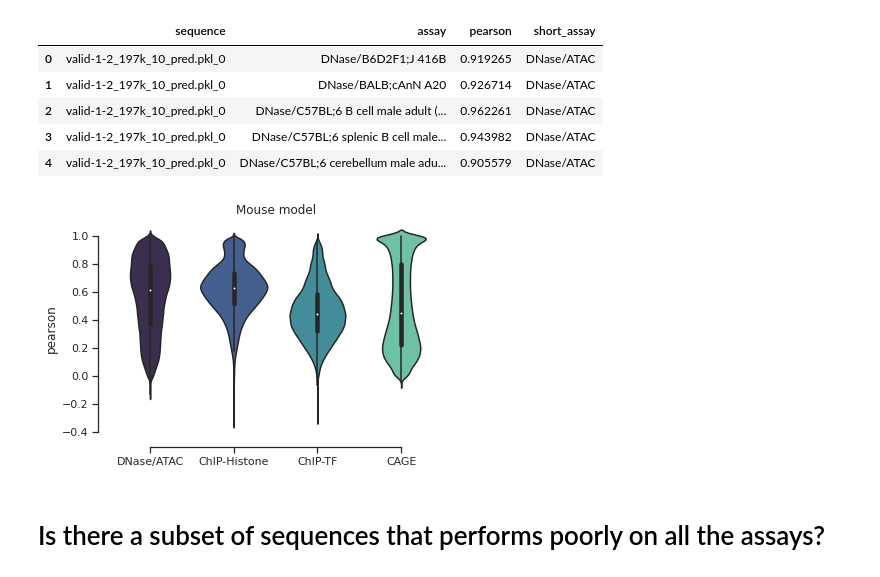
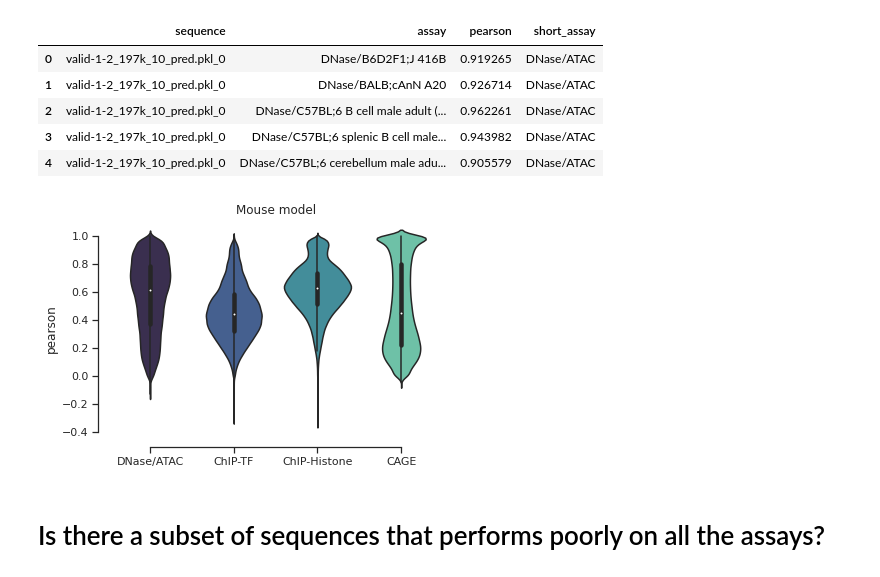
Before and after one commit to luisas/FED, a Jupyter notebook: src/01_enformer/notebooks/03_enformer_eval.ipynb, the cells around one changed output. Drawn from its saved outputs; the diff is of its cells as text; code cells hidden in the pictures.

```diff
--- a/src/01_enformer/notebooks/03_enformer_eval.ipynb
+++ b/src/01_enformer/notebooks/03_enformer_eval.ipynb
@@ -67,13 +67,14 @@ mouse_mouse_evaluation.head()
 # %%
 sns.set_theme(style="ticks", palette="pastel")
 # Load the example tips dataset
-p1 = sns.violinplot(x="short_assay", y="pearson",  palette="mako", data=mouse_mouse_evaluation)
+p1 = sns.violinplot(x="short_assay", y="pearson",  palette="mako", data=mouse_mouse_evaluation,
+                   order=[ "DNase/ATAC",  "ChIP-TF", "ChIP-Histone","CAGE"])
 sns.despine(offset=10, trim=True)
 p1.set_xlabel('')
 p1.set_title('Mouse model')
 plt.savefig(os.path.join(outdir, "01_mouse_mouse_violin.pdf"))
 # %% [output]
-[figure, old version]
+[figure, new version]
 # %% [markdown]
 # Is there a subset of sequences that performs poorly on all the assays?
 # %%
```
Also changed, not shown: 19 other files.
